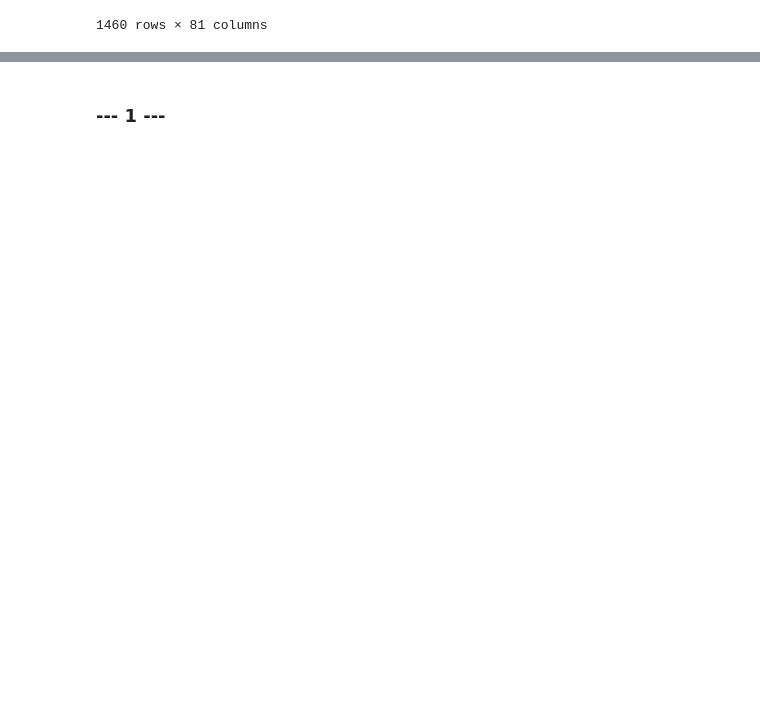
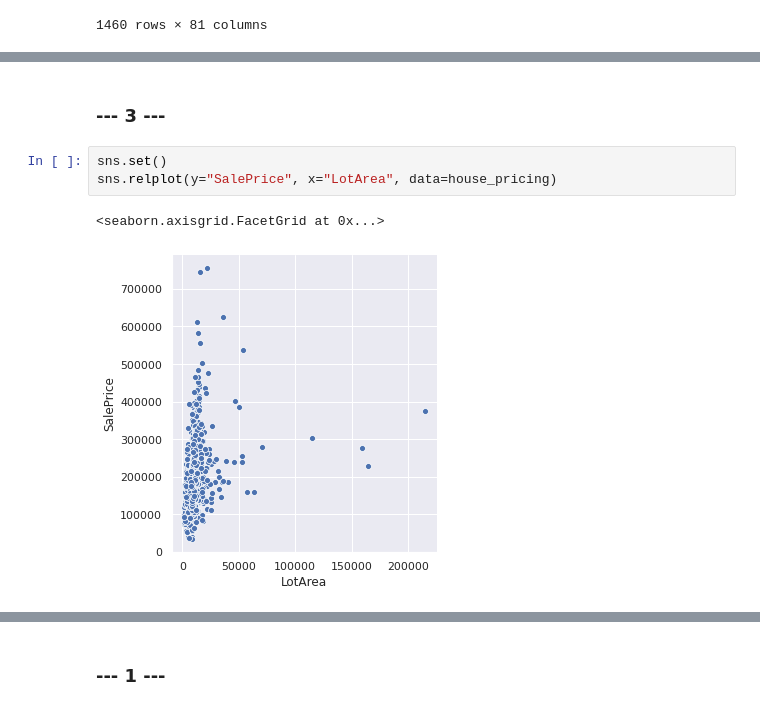
Before and after one commit to vince1396/MachineLearning, a Jupyter notebook: main.ipynb, the cells around one changed output, grey strips where cells are left out. Saved outputs shown, nothing was run; the diff lists cells and outputs as text; blank space fills up the shorter version.

```diff
--- a/main.ipynb
+++ b/main.ipynb
@@ -97,0 +120,8 @@ house_pricing
+# %% [markdown]
+### --- 3 ---
+# %%
+sns.set()
+sns.relplot(y="SalePrice", x="LotArea", data=house_pricing)
+# %% [output]
+<seaborn.axisgrid.FacetGrid at 0x...>
+[figure, added]
```
Also changed, not shown: parts of 12 cells of this notebook.
